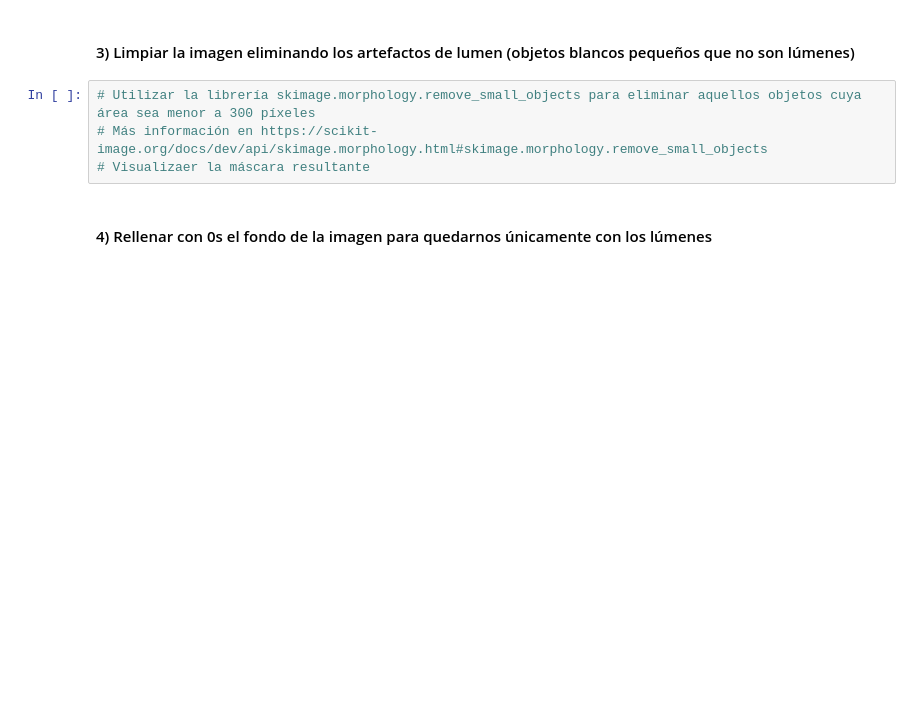
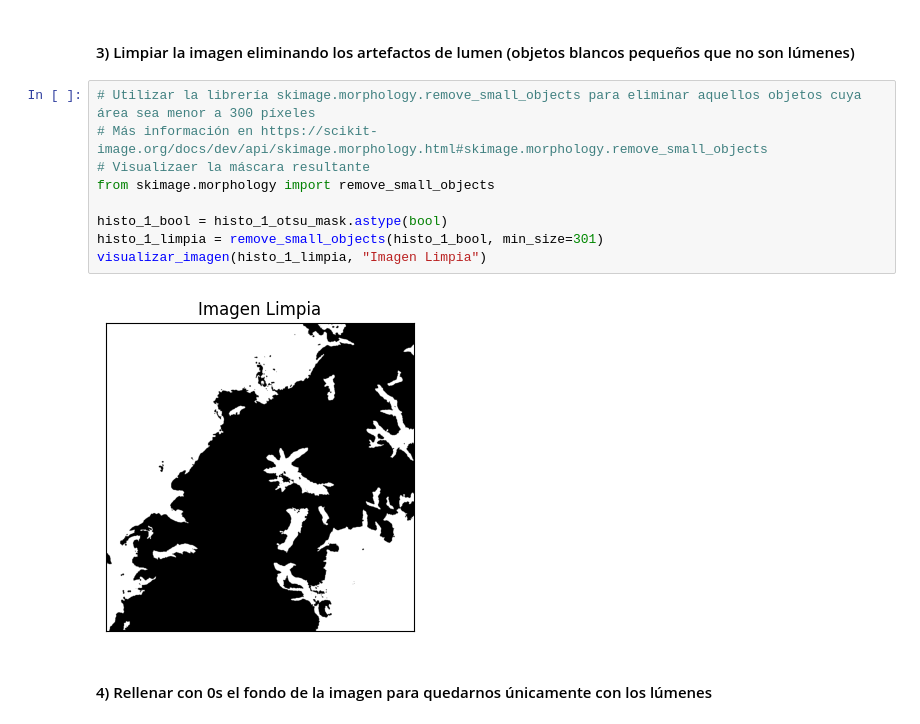
Before and after one commit to cedaniel200/viu-aprendizaje-supervisado, a Jupyter notebook: actividades/Actividad_Computer_Vision_C1_MenesesGuevara_CesarDaniel.ipynb, the cells around one changed output. Saved outputs shown, nothing was run; the diff lists cells and outputs as text; blank space fills up the shorter version.

```diff
--- a/actividades/Actividad_Computer_Vision_C1_MenesesGuevara_CesarDaniel.ipynb
+++ b/actividades/Actividad_Computer_Vision_C1_MenesesGuevara_CesarDaniel.ipynb
@@ -23,7 +91,14 @@
 # %%
 # Utilizar la librería skimage.morphology.remove_small_objects para eliminar aquellos objetos cuya área sea menor a 300 píxeles
 # Más información en https://scikit-image.org/docs/dev/api/skimage.morphology.html#skimage.morphology.remove_small_objects
 # Visualizaer la máscara resultante
+from skimage.morphology import remove_small_objects
+
+histo_1_bool = histo_1_otsu_mask.astype(bool)
+histo_1_limpia = remove_small_objects(histo_1_bool, min_size=301)
+visualizar_imagen(histo_1_limpia, "Imagen Limpia")
+# %% [output]
+[figure, added]
 # %% [markdown]
 #### 4) Rellenar con 0s el fondo de la imagen para quedarnos únicamente con los lúmenes
 # %%
```
Also changed, not shown: parts of 4 cells of this notebook, 2 other files.
